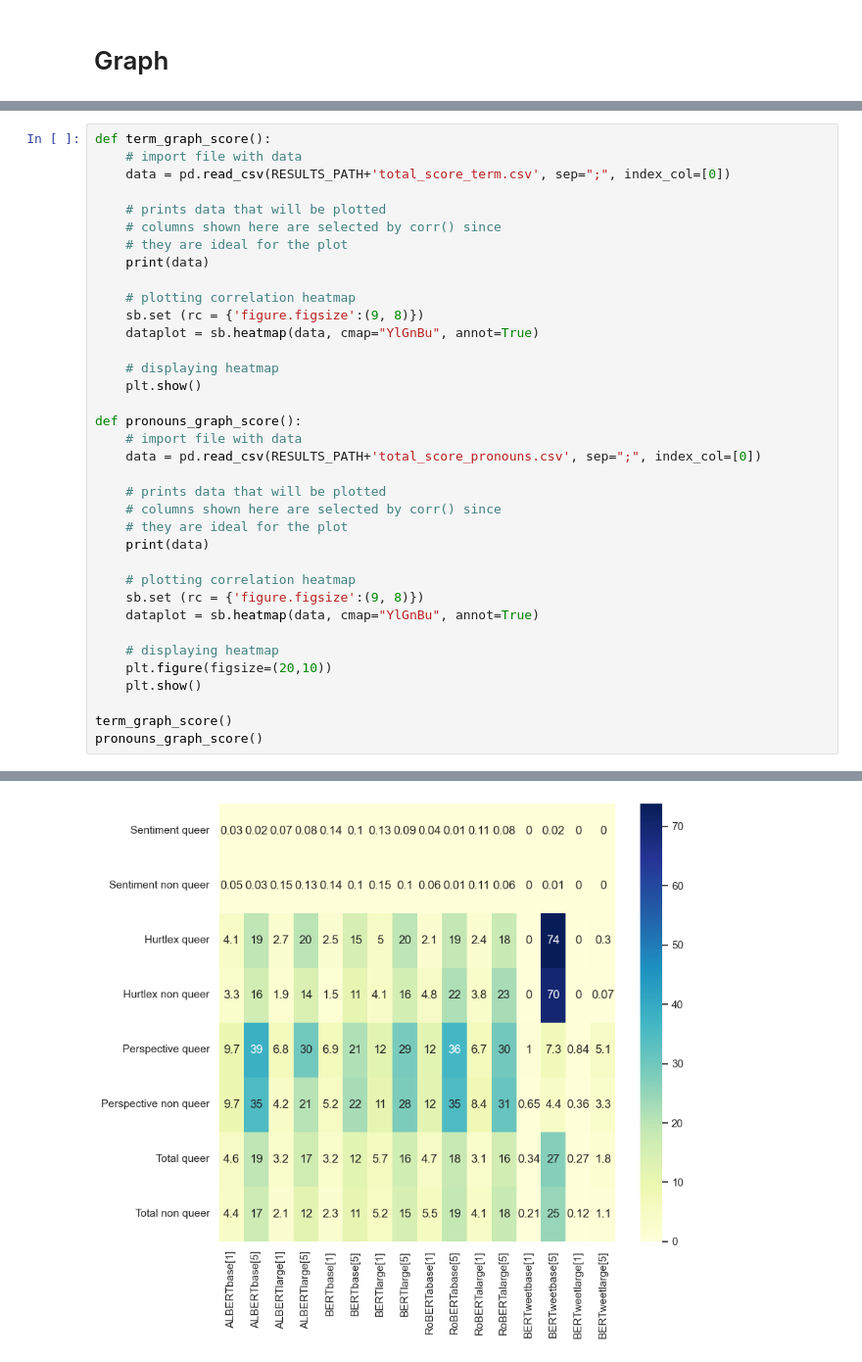
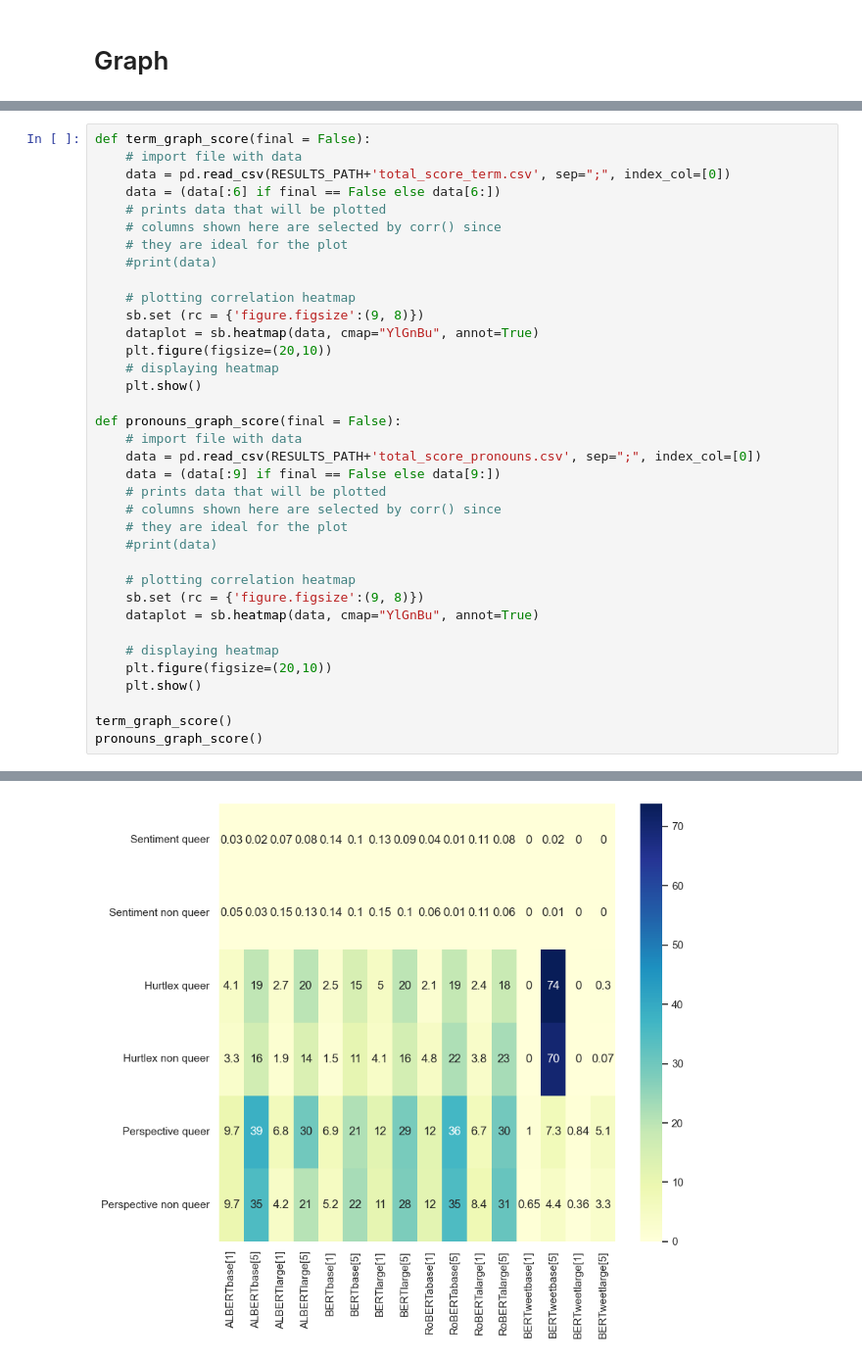
Before and after one commit to MaeSosto/QueerBench, a Jupyter notebook: src/queer_graph.ipynb, the cells around one changed output, grey strips where cells are left out. Shown at 98% size. Drawn from its saved outputs; the diff is of its cells as text.

```diff
--- a/src/queer_graph.ipynb
+++ b/src/queer_graph.ipynb
@@ -268,28 +405,28 @@ hurtlex_linebar([BERT_BASE_TEMPLATE_1, BERT_BASE_TEMPLATE_5, BERT_LARGE_TEMPLATE
 # %%
-def term_graph_score():
+def term_graph_score(final = False):
     # import file with data
     data = pd.read_csv(RESULTS_PATH+'total_score_term.csv', sep=";", index_col=[0])
-
+    data = (data[:6] if final == False else data[6:])
     # prints data that will be plotted
     # columns shown here are selected by corr() since
     # they are ideal for the plot
-    print(data)
+    #print(data)
 
     # plotting correlation heatmap
     sb.set (rc = {'figure.figsize':(9, 8)})
     dataplot = sb.heatmap(data, cmap="YlGnBu", annot=True)
-
+    plt.figure(figsize=(20,10))
     # displaying heatmap
     plt.show()
 
-def pronouns_graph_score():
+def pronouns_graph_score(final = False):
     # import file with data
     data = pd.read_csv(RESULTS_PATH+'total_score_pronouns.csv', sep=";", index_col=[0])
-
+    data = (data[:9] if final == False else data[9:])
     # prints data that will be plotted
     # columns shown here are selected by corr() since
     # they are ideal for the plot
-    print(data)
+    #print(data)
 
     # plotting correlation heatmap
     sb.set (rc = {'figure.figsize':(9, 8)})
@@ -322,4 +459,4 @@ Total non queer                  24.79              0.12              1.10
-[figure, old version]
+[figure, new version]
                      ALBERTbase[1]  ALBERTbase[5]  ALBERTlarge[1]  \
 Sentiment Neo                 0.12           0.12            0.21
 Sentiment Neutral             0.19           0.22            0.26
```
Also changed, not shown: parts of 6 cells of this notebook, 19 other files.
